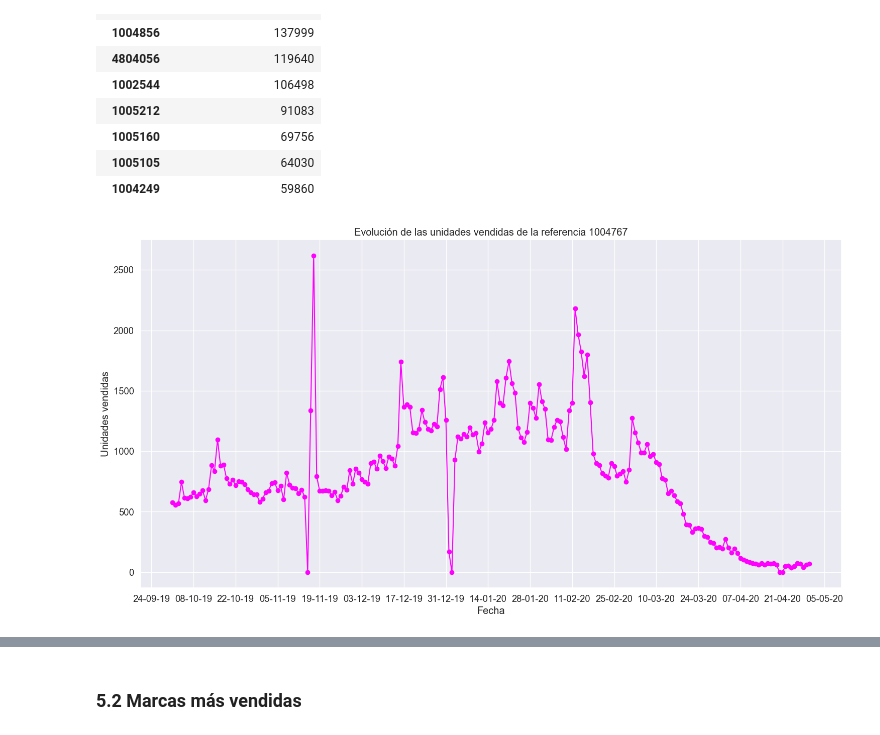
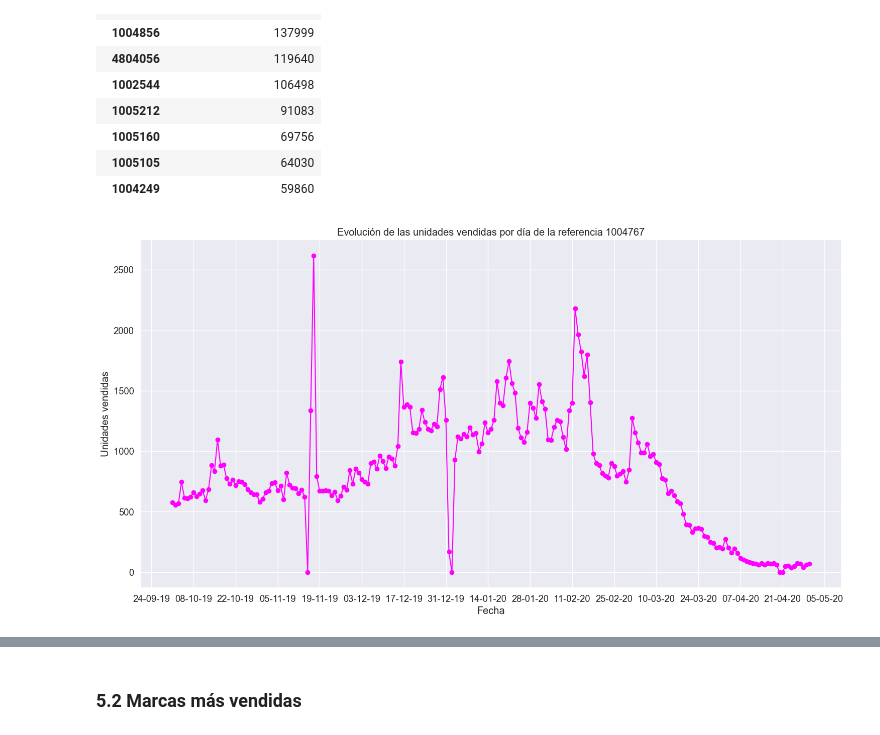
Before and after one commit to saleforecast-bmmmr/saleforecast, a Jupyter notebook: eda/EDA.ipynb, the cells around one changed output, grey strips where cells are left out. Drawn from its saved outputs; the diff is of its cells as text; code cells hidden in the pictures.

```diff
--- a/eda/EDA.ipynb
+++ b/eda/EDA.ipynb
@@ -386,21 +389,24 @@ sort_values(by=['user_session'], ascending=False).rename(columns={'user_session'
 # %%
 # Evolución de las ventas de una referencia a lo largo del periodo observado
 # Referencia n.º 1004767
-pd_sales_multistore_1004767 = pd_sales_multistore[pd_sales_multistore['product_id'] == 1004767]['user_session'] \
-.resample('D').count().to_frame().reset_index()
+# pd_sales_multistore_1004767_daily = pd_sales_multistore[pd_sales_multistore['product_id'] == 1004767]['user_session'] \
+# .resample('D').count().to_frame()
+pd_sales_multistore_1004767_daily = pd_sales_multistore[pd_sales_multistore['product_id'] == 1004767]['user_session']. \
+resample('D').count().to_frame().rename(columns={'user_session' : 'units_sold'})
+
 
 sns.set(font_scale=1.2)
 fig, ax = plt.subplots(figsize=(18, 9))
-ax.plot(pd_sales_multistore_1004767['event_time'],
-        pd_sales_multistore_1004767['user_session'],
+ax.plot(pd_sales_multistore_1004767_daily.index,
+        pd_sales_multistore_1004767_daily['units_sold'],
         '-o',
         color='magenta')
 ax.set(xlabel="Fecha", ylabel="Unidades vendidas",
-       title="Evolución de las unidades vendidas de la referencia 1004767")
+       title="Evolución de las unidades vendidas por día de la referencia 1004767")
 
 ax.xaxis.set_major_locator(mdates.WeekdayLocator(interval=2))
 ax.xaxis.set_major_formatter(DateFormatter("%d-%m-%y"))
 
 plt.show()
 # %% [output]
-[figure, old version]
+[figure, new version]
```
Also changed, not shown: parts of 8 cells of this notebook, 1 other file.
